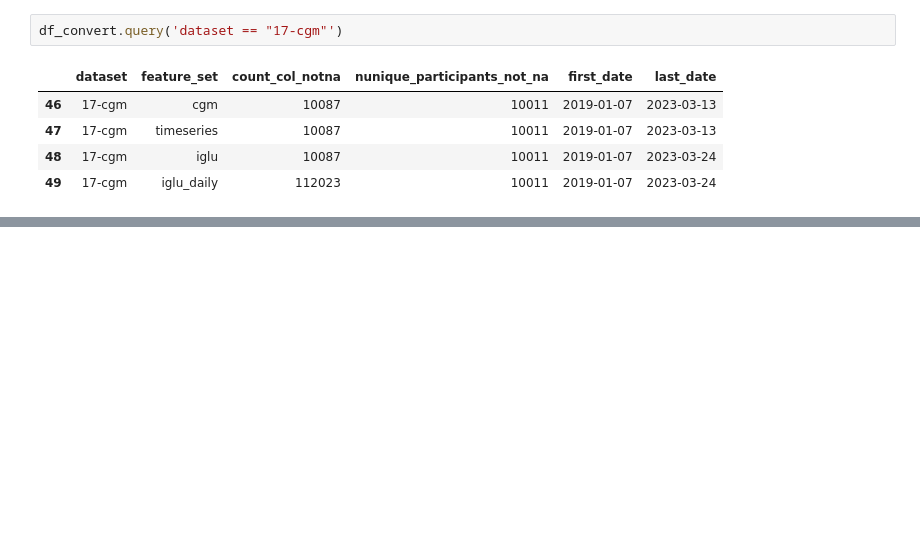
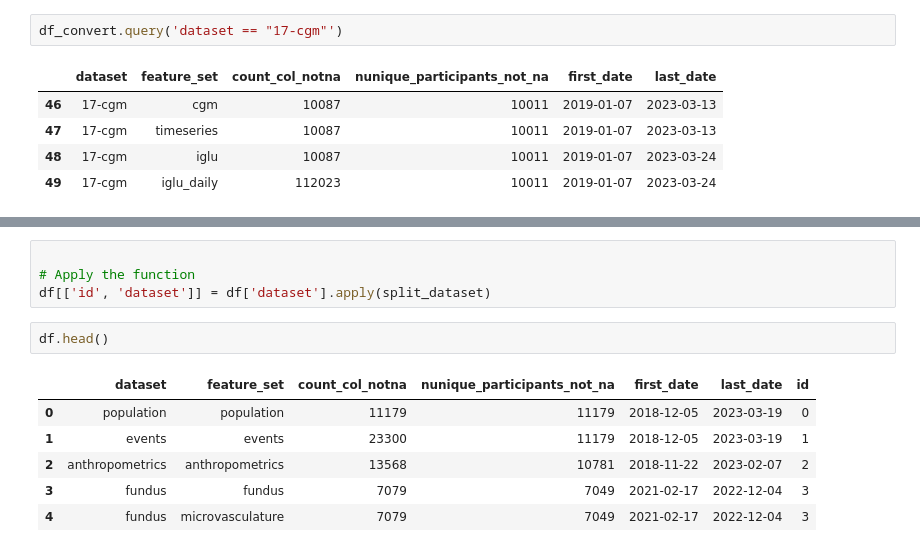
Before and after one commit to pheno-ai/pheno-docs, a Jupyter notebook: pheno_knowledge_base/src/create_available_data.ipynb, the cells around one changed output, grey strips where cells are left out. Saved outputs shown, nothing was run; the diff lists cells and outputs as text; blank space fills up the shorter version.

```diff
--- a/pheno_knowledge_base/src/create_available_data.ipynb
+++ b/pheno_knowledge_base/src/create_available_data.ipynb
@@ -263,0 +277,13 @@ df_convert.to_csv('s3://ds-users/mariag/pheno_master_data_collection_v1_1_count_
+# %%
+
+# Apply the function
+df[['id', 'dataset']] = df['dataset'].apply(split_dataset)
+# %%
+df.head()
+# %% [output]
+|  | dataset | feature_set | count_col_notna | nunique_participants_not_na | first_date | last_date | id |
+| 0 | population | population | 11179 | 11179 | 2018-12-05 | 2023-03-19 | 0 |
+| 1 | events | events | 23300 | 11179 | 2018-12-05 | 2023-03-19 | 1 |
+| 2 | anthropometrics | anthropometrics | 13568 | 10781 | 2018-11-22 | 2023-02-07 | 2 |
+| 3 | fundus | fundus | 7079 | 7049 | 2021-02-17 | 2022-12-04 | 3 |
+| 4 | fundus | microvasculature | 7079 | 7049 | 2021-02-17 | 2022-12-04 | 3 |
```
Also changed, not shown: parts of 32 cells of this notebook, 1 other file.
